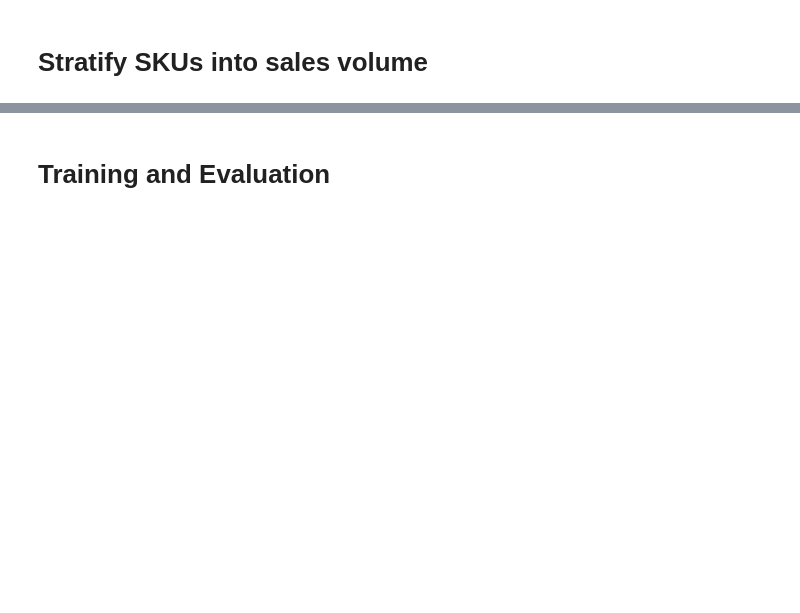
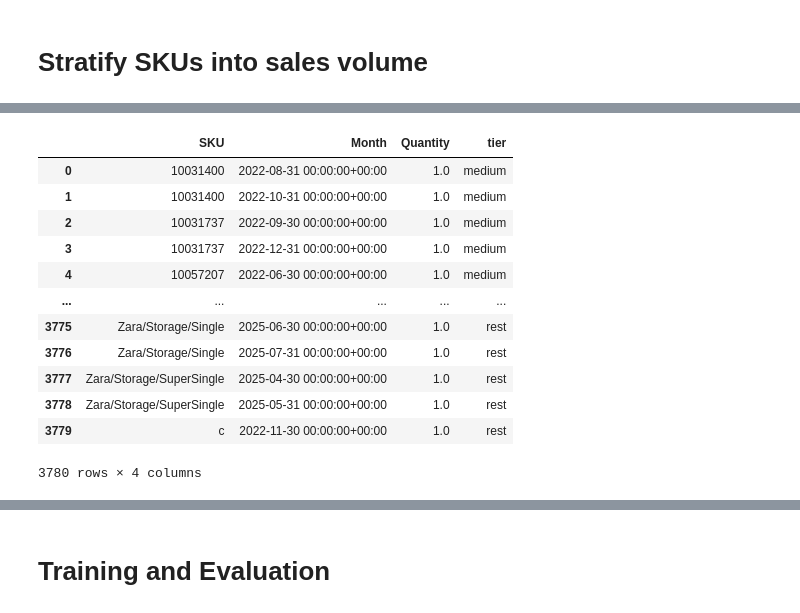
Before and after one commit to yaokiet/levelsliving-IMS, a Jupyter notebook: server/forecasting/forecasting.ipynb, the cells around one changed output, grey strips where cells are left out. Drawn from its saved outputs; the diff is of its cells as text; code cells hidden in the pictures; blank space fills up the shorter version.

```diff
--- a/server/forecasting/forecasting.ipynb
+++ b/server/forecasting/forecasting.ipynb
@@ -64,15 +77,0 @@ monthly = (
-# %%
-monthly["month_num"] = monthly["Month"].dt.month
-
-monthly["year"] = monthly["Month"].dt.year
-
-monthly["sku_id"] = monthly["SKU"].astype("category").cat.codes
-
-# demand lag by x months
-monthly["lag_1"] = monthly.groupby("SKU")["Quantity"].shift(1)
-monthly["lag_2"] = monthly.groupby("SKU")["Quantity"].shift(2)
-monthly["lag_3"] = monthly.groupby("SKU")["Quantity"].shift(3)
-
-# month sin/cos seasonality
-monthly["month_sin"] = np.sin(2 * np.pi * monthly["month_num"] / 12)
-monthly["month_cos"] = np.cos(2 * np.pi * monthly["month_num"] / 12)
@@ -79,7 +98,7 @@ monthly["month_cos"] = np.cos(2 * np.pi * monthly["month_num"] / 12)
 # %% [markdown]
 # Get top 5 SKUs
 # %%
-top_k = 0
+top_k = 5
 # %%
 vol_df = (
     monthly.groupby("SKU", observed=True)["Quantity"]
@@ -185,0 +178,16 @@ X_train, X_test, y_train, y_test = train_test_split(X, y, test_size=0.2, shuffle
+# %%
+tiered
+# %% [output]
+|  | SKU | Month | Quantity | tier |
+| 0 | 10031400 | 2022-08-31 00:00:00+00:00 | 1.0 | medium |
+| 1 | 10031400 | 2022-10-31 00:00:00+00:00 | 1.0 | medium |
+| 2 | 10031737 | 2022-09-30 00:00:00+00:00 | 1.0 | medium |
+| 3 | 10031737 | 2022-12-31 00:00:00+00:00 | 1.0 | medium |
+| 4 | 10057207 | 2022-06-30 00:00:00+00:00 | 1.0 | medium |
+| ... | ... | ... | ... | ... |
+| 3775 | Zara/Storage/Single | 2025-06-30 00:00:00+00:00 | 1.0 | rest |
+| 3776 | Zara/Storage/Single | 2025-07-31 00:00:00+00:00 | 1.0 | rest |
+| 3777 | Zara/Storage/SuperSingle | 2025-04-30 00:00:00+00:00 | 1.0 | rest |
+| 3778 | Zara/Storage/SuperSingle | 2025-05-31 00:00:00+00:00 | 1.0 | rest |
+| 3779 | c | 2022-11-30 00:00:00+00:00 | 1.0 | rest |
+3780 rows × 4 columns
```
Also changed, not shown: parts of 35 cells of this notebook, 19 other files.
